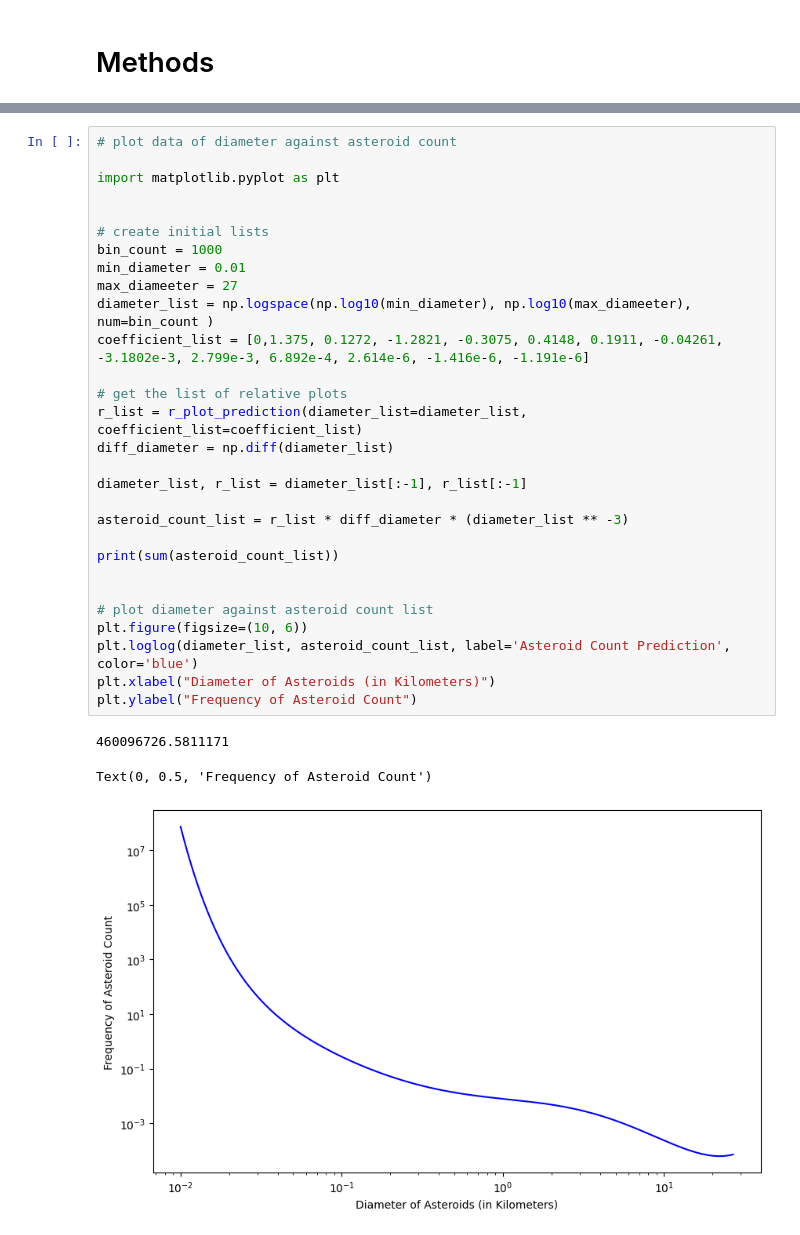
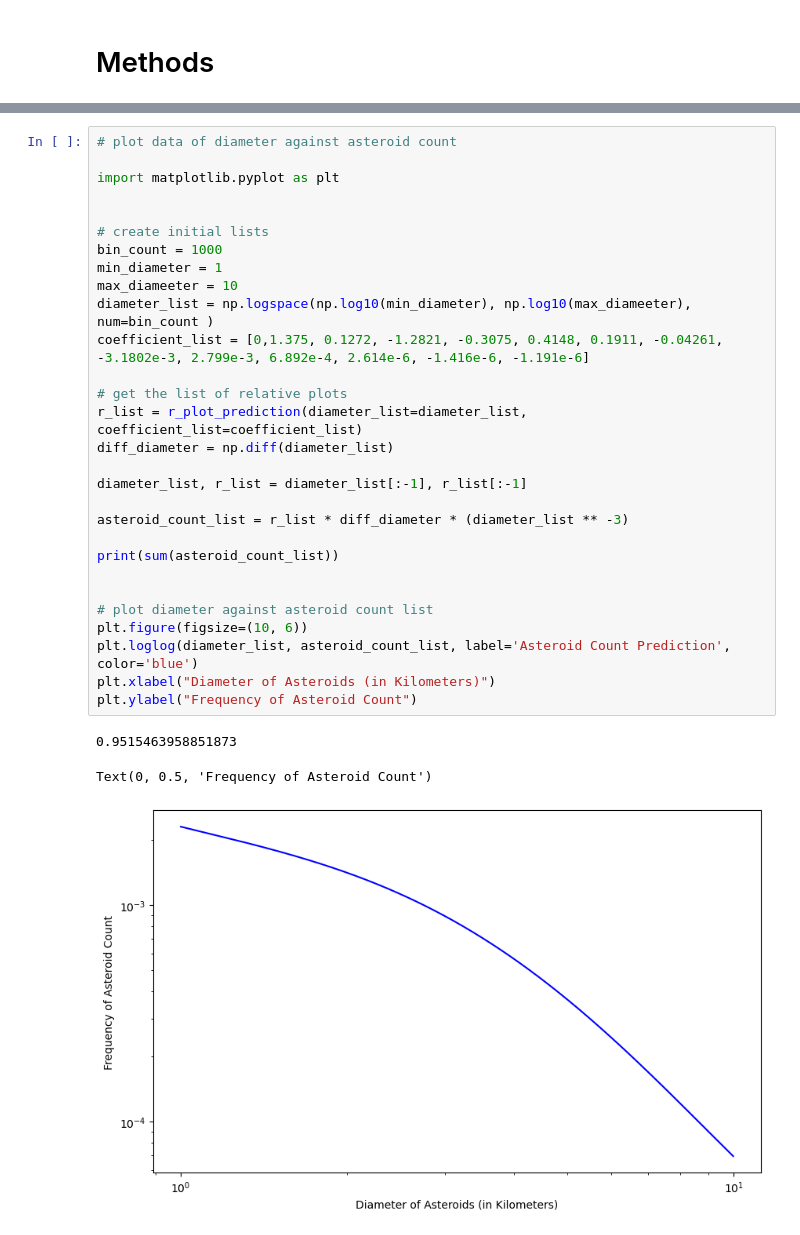
Before and after one commit to CapeGenius/Astrostats-Final, a Jupyter notebook: draft.ipynb, the cells around one changed output, grey strips where cells are left out. Saved outputs shown, nothing was run; the diff lists cells and outputs as text.

```diff
--- a/draft.ipynb
+++ b/draft.ipynb
@@ -21,36 +88,36 @@ def r_plot_prediction(diameter_list, coefficient_list):
 # %%
 # plot data of diameter against asteroid count
 
 import matplotlib.pyplot as plt
 
 
 # create initial lists
 bin_count = 1000
-min_diameter = 0.01
-max_diameeter = 27
+min_diameter = 1
+max_diameeter = 10
 diameter_list = np.logspace(np.log10(min_diameter), np.log10(max_diameeter), num=bin_count )
 coefficient_list = [0,1.375, 0.1272, -1.2821, -0.3075, 0.4148, 0.1911, -0.04261, -3.1802e-3, 2.799e-3, 6.892e-4, 2.614e-6, -1.416e-6, -1.191e-6]
 
 # get the list of relative plots
 r_list = r_plot_prediction(diameter_list=diameter_list, coefficient_list=coefficient_list)
 diff_diameter = np.diff(diameter_list)
 
 diameter_list, r_list = diameter_list[:-1], r_list[:-1]
 
 asteroid_count_list = r_list * diff_diameter * (diameter_list ** -3)
 
 print(sum(asteroid_count_list))
 
 
 # plot diameter against asteroid count list
 plt.figure(figsize=(10, 6))
 plt.loglog(diameter_list, asteroid_count_list, label='Asteroid Count Prediction', color='blue')
 plt.xlabel("Diameter of Asteroids (in Kilometers)")
 plt.ylabel("Frequency of Asteroid Count")
 # %% [output]
-460096726.5811171
+0.9515463958851873
 Text(0, 0.5, 'Frequency of Asteroid Count')
-[figure, old version]
+[figure, new version]
 # %%
 from matplotlib import pyplot as plt
 plt.bar(diameter_list, asteroid_count_list, width=np.diff(np.append(diameter_list, diameter_list[-1]*1.01)),
```
Also changed, not shown: parts of 7 cells of this notebook.
